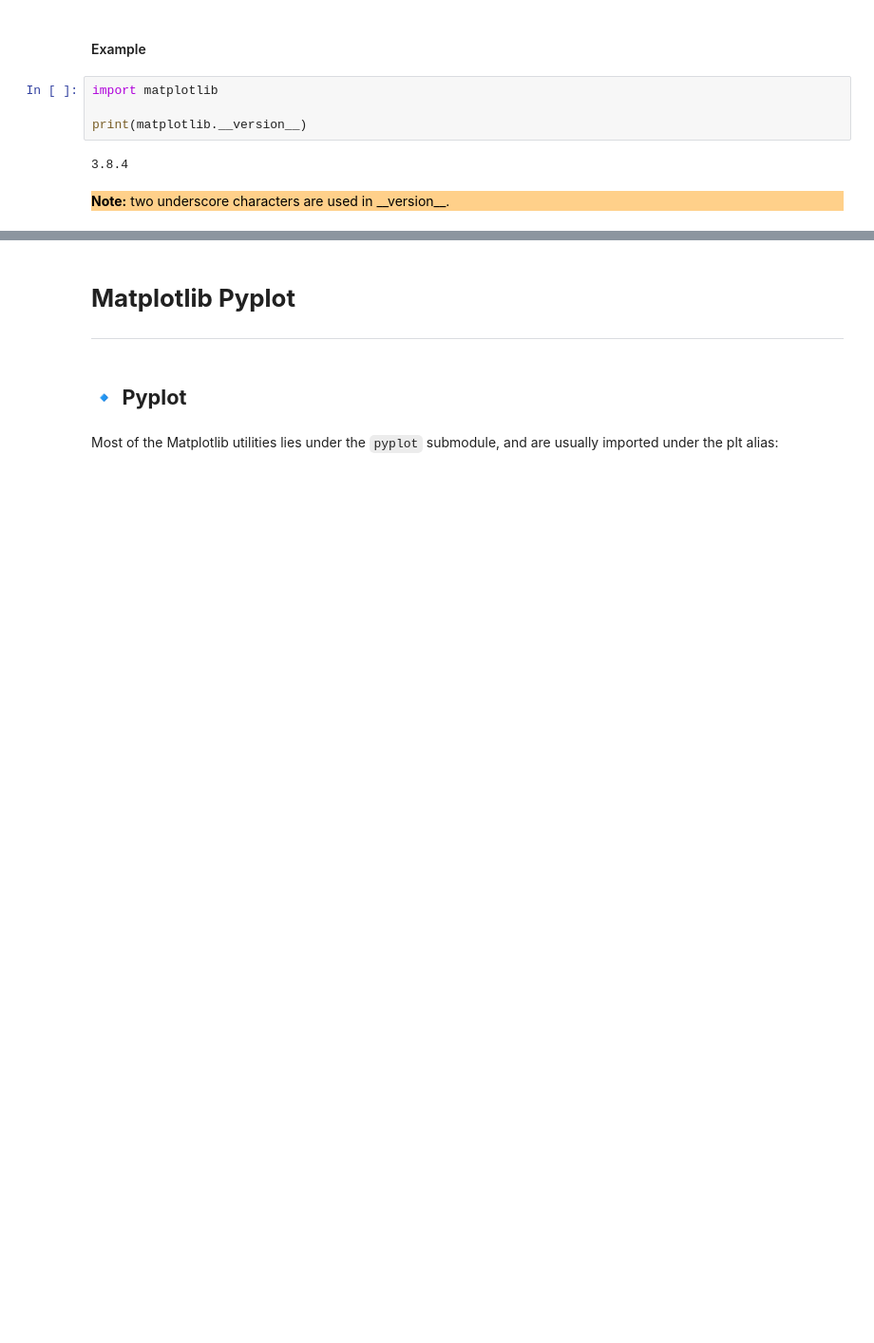
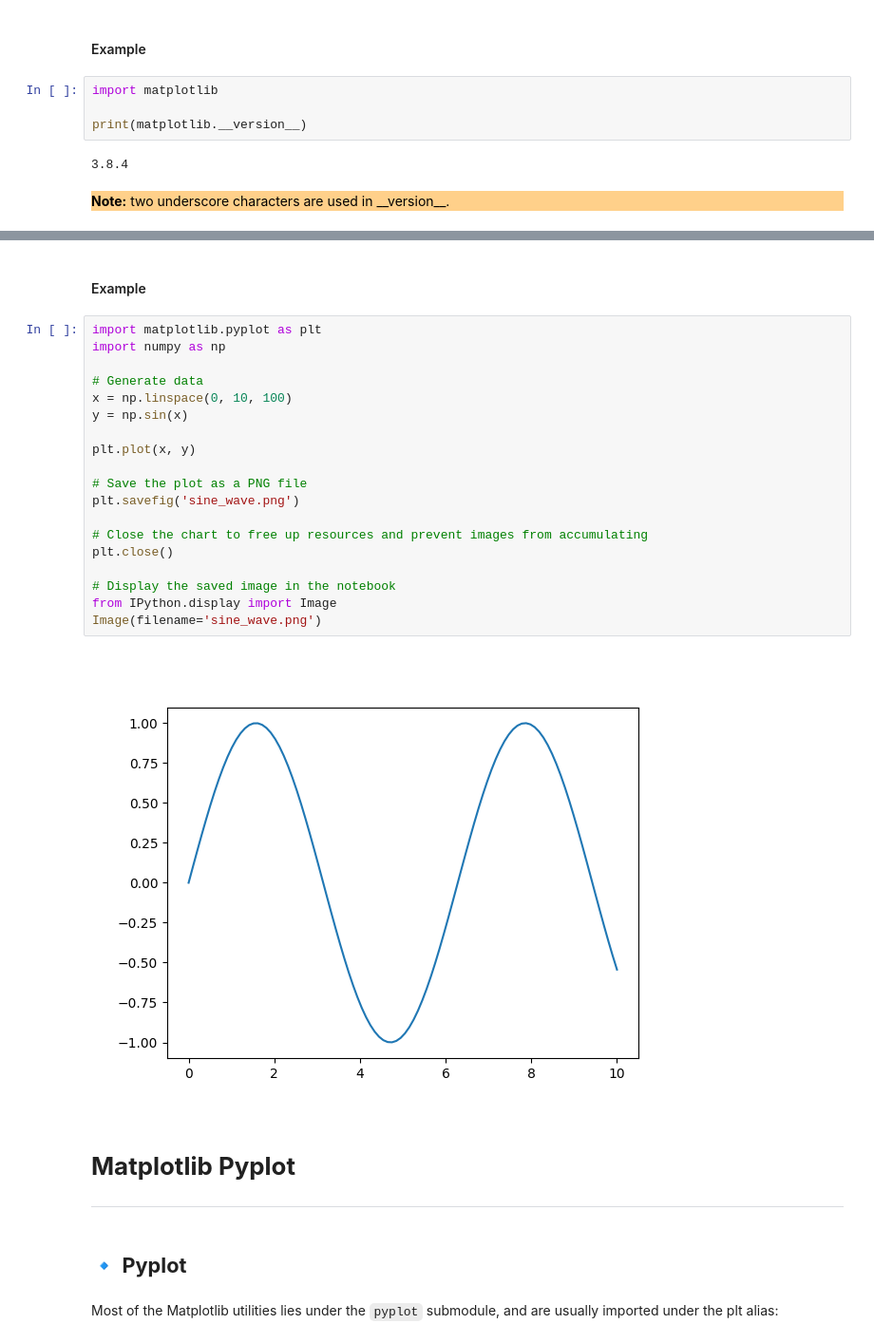
Before and after one commit to f0xpl0it/Tercer-Diplomado-en-Programacion-Basica, a Jupyter notebook: Python/Notebook/Sesion_13_2.ipynb, the cells around one changed output, grey strips where cells are left out. Shown at 95% size. Cells and saved outputs as stored; diff of their text form; blank space fills up the shorter version.

```diff
--- a/Python/Notebook/Sesion_13_2.ipynb
+++ b/Python/Notebook/Sesion_13_2.ipynb
@@ -135,3 +208,26 @@ print(matplotlib.__version__)
+# %% [markdown]
+#### Example
+# %%
+import matplotlib.pyplot as plt
+import numpy as np
+
+# Generate data
+x = np.linspace(0, 10, 100)
+y = np.sin(x)
+
+plt.plot(x, y)
+
+# Save the plot as a PNG file
+plt.savefig('sine_wave.png')
+
+# Close the chart to free up resources and prevent images from accumulating
+plt.close()
+
+# Display the saved image in the notebook
+from IPython.display import Image
+Image(filename='sine_wave.png')
+# %% [output]
+[figure, added]
 # %% [markdown]
 # **Matplotlib Pyplot**
 ---
```
Also changed, not shown: parts of 219 cells of this notebook, 1 other file.
